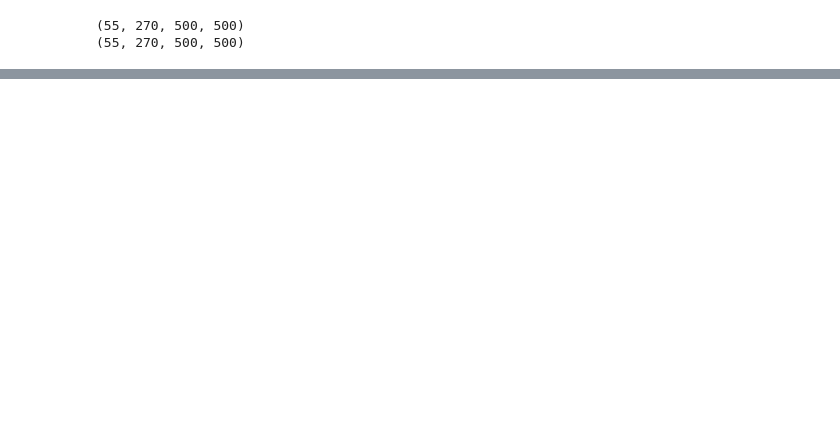
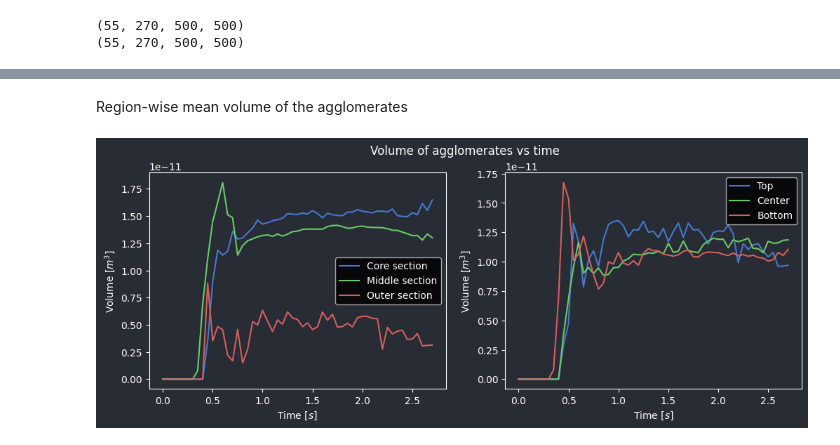
Before and after one commit to venturellimatteo/fasttomo, a Jupyter notebook: memmap/visualization.ipynb, the cells around one changed output, grey strips where cells are left out. Saved outputs shown, nothing was run; the diff lists cells and outputs as text; code cells hidden in the pictures; blank space fills up the shorter version.

```diff
--- a/memmap/visualization.ipynb
+++ b/memmap/visualization.ipynb
@@ -28,0 +98,23 @@ position, volume, speed, volume_exp_rate, avg_volume, agg_number = mf.motion_mat
+# %% [markdown]
+Region-wise mean volume of the agglomerates
+# %%
+fig, axs = plt.subplots(1, 2, figsize=(12, 4), facecolor='#282C34')
+fig.suptitle('Volume of agglomerates vs time')
+
+ax = axs[0]
+ax.plot(time_axis, np.mean(avg_volume[:,:,0], axis=1), label='Core section')
+ax.plot(time_axis, np.mean(avg_volume[:,:,1], axis=1), label='Middle section')
+ax.plot(time_axis, np.mean(avg_volume[:,:,2], axis=1), label='Outer section')
+
+ax = axs[1]
+ax.plot(time_axis, np.mean(avg_volume[:,0,:], axis=1), label='Top')
+ax.plot(time_axis, np.mean(avg_volume[:,1,:], axis=1), label='Center')
+ax.plot(time_axis, np.mean(avg_volume[:,2,:], axis=1), label='Bottom')
+
+for ax in axs:
+    ax.set_facecolor('#282C34')
+    ax.legend()
+    ax.set_xlabel('Time [$s$]')
+    ax.set_ylabel('Volume [$m^3$]')
+# %% [output]
+[figure, added]
```
Also changed, not shown: parts of 15 cells of this notebook, 1 other file.
